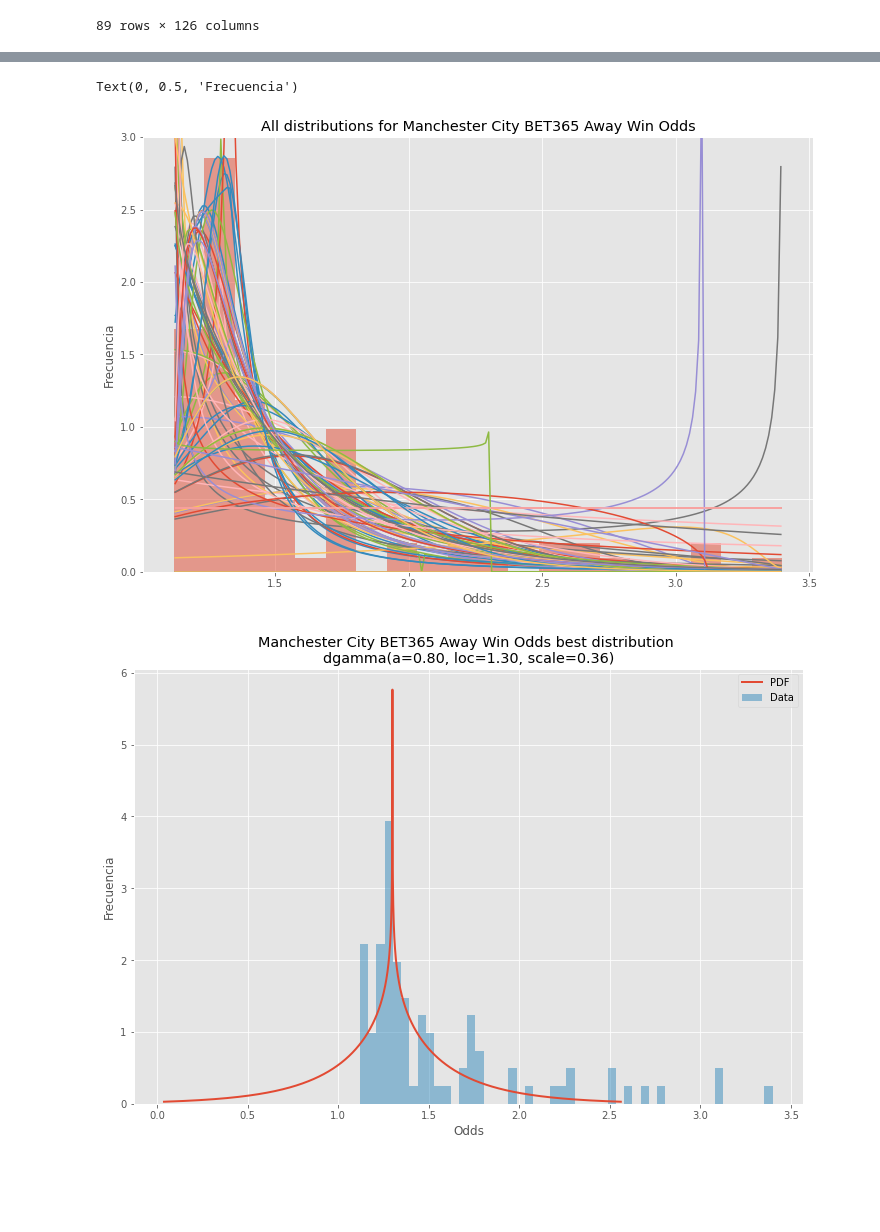
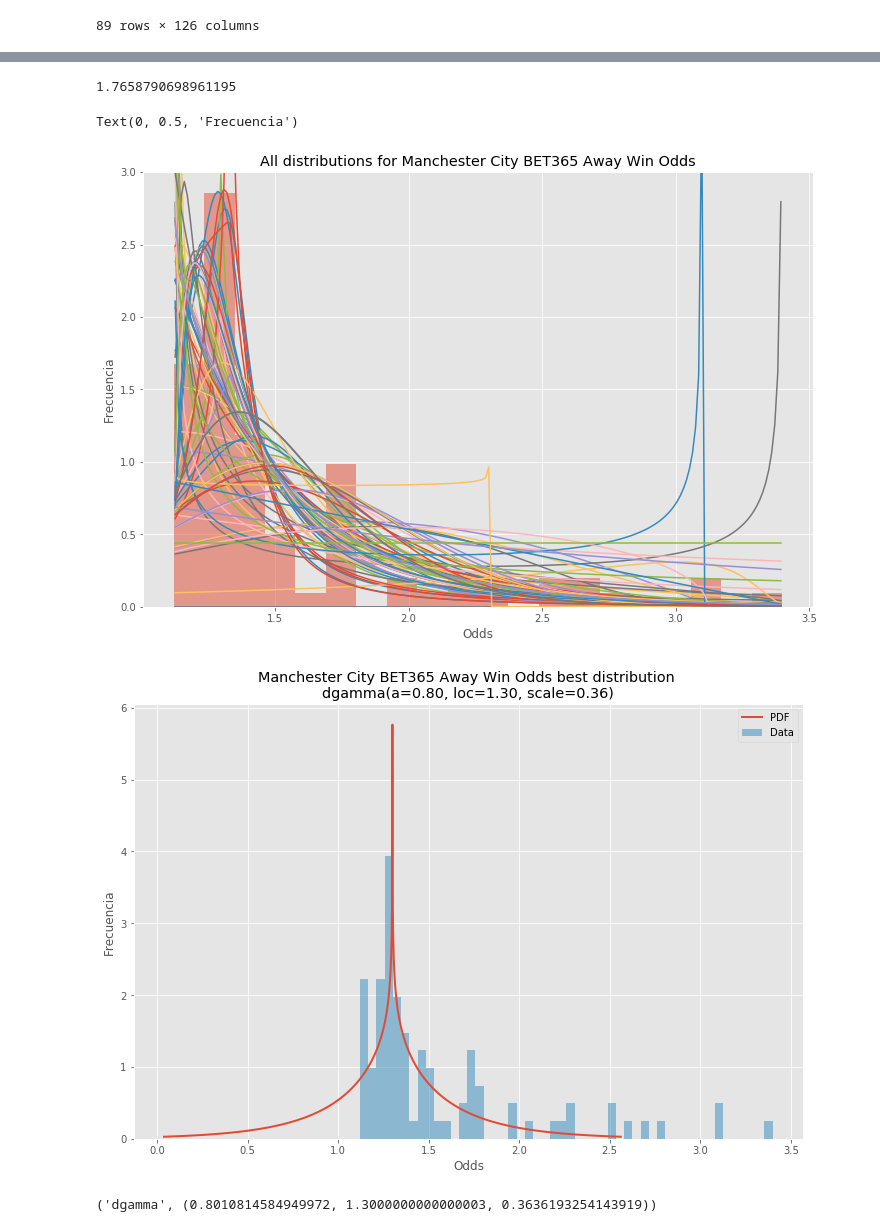
Before and after one commit to EduardoLoza/ProyectoModulo1_delaTorreE_VelascoG, a Jupyter notebook: ProyectoModulo1_delaTorreE_VelascoG.ipynb, the cells around one changed output, grey strips where cells are left out. Saved outputs shown, nothing was run; the diff lists cells and outputs as text; code cells hidden in the pictures; blank space fills up the shorter version.

```diff
--- a/ProyectoModulo1_delaTorreE_VelascoG.ipynb
+++ b/ProyectoModulo1_delaTorreE_VelascoG.ipynb
@@ -500,42 +620,55 @@ Text(0, 0.5, 'Frecuencia')
+# %%
+mediacheh(MANCH,N,N)
+# %% [output]
+1.7658790698961195
 # %%
 matplotlib.rcParams['figure.figsize'] = (16.0, 5.0)
 matplotlib.style.use('ggplot')
 # Load data from statsmodels datasets
 data = Mca['B365A']
-data = pd.Series(data)
+dataMCA = pd.Series(data)
 
 # Plot for comparison
 plt.figure(figsize=(12,8))
-ax = data.plot(kind='hist', bins=20, density=True, alpha=0.5)
+ax = dataMCA.plot(kind='hist', bins=20, density=True, alpha=0.5)
 # Save plot limits
 dataYLim = ax.get_ylim()
 
 # Find best fit distribution
-best_fit_name, best_fit_params = best_fit_distribution(data, 200, ax)
+best_fit_name, best_fit_params = best_fit_distribution(dataMCA, 200, ax)
 best_dist = getattr(st, best_fit_name)
 
 # Update plots
 ax.set_ylim(dataYLim)
 ax.set_title(u'All distributions for Manchester City BET365 Away Win Odds')
 ax.set_xlabel(u'Odds')
 ax.set_ylabel('Frecuencia')
 
 # Make PDF with best params
 pdf = make_pdf(best_dist, best_fit_params)
 
 # Display
 plt.figure(figsize=(12,8))
 ax = pdf.plot(lw=2, label='PDF', legend=True)
-data.plot(kind='hist', bins=50, density=True, alpha=0.5, label='Data', legend=True, ax=ax)
+dataMCA.plot(kind='hist', bins=50, density=True, alpha=0.5, label='Data', legend=True, ax=ax)
 
 param_names = (best_dist.shapes + ', loc, scale').split(', ') if best_dist.shapes else ['loc', 'scale']
 param_str = ', '.join(['{}={:0.2f}'.format(k,v) for k,v in zip(param_names, best_fit_params)])
 dist_str = '{}({})'.format(best_fit_name, param_str)
 
 ax.set_title(u'Manchester City BET365 Away Win Odds best distribution \n' + dist_str)
 ax.set_xlabel(u'Odds')
 ax.set_ylabel('Frecuencia')
 # %% [output]
 Text(0, 0.5, 'Frecuencia')
-[figure, old version]
+[figure, new version]
 [figure]
+# %%
+#Nodo 3 MANCHESTER CITY AWAY
+N=10000
+c = dataMCA
+pruebadist=best_fit_distribution(c)
+pruebadist
+#NUESTRA DISTRIBUCIÓN ES DGAMMA
+# %% [output]
+('dgamma', (0.8010814584949972, 1.3000000000000003, 0.3636193254143919))
```
Also changed, not shown: parts of 34 cells of this notebook.
